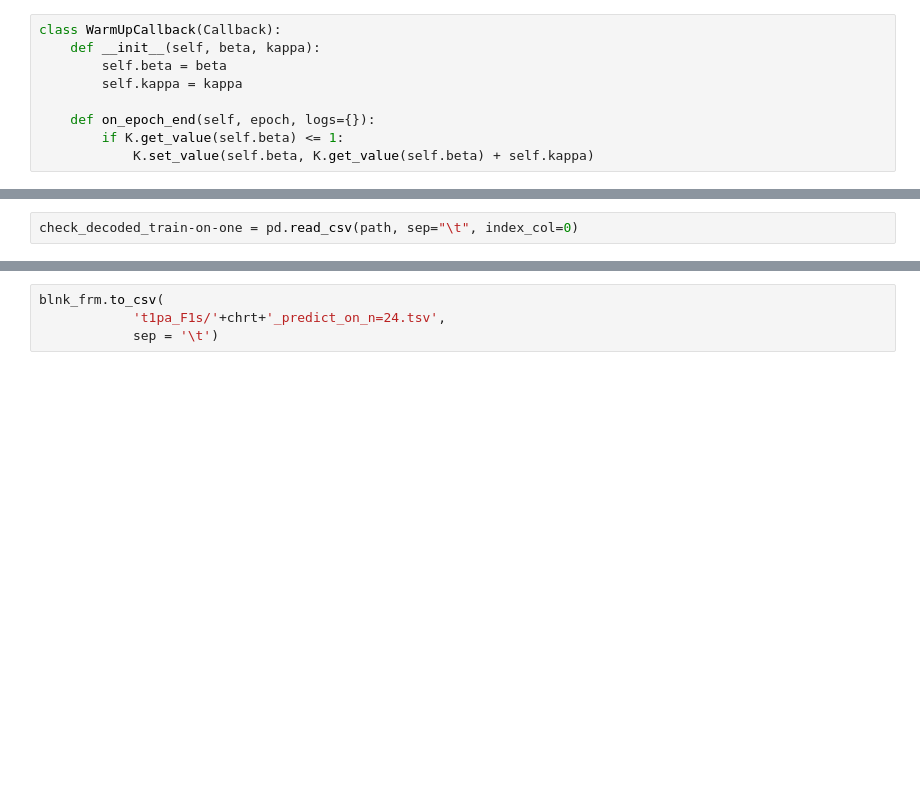
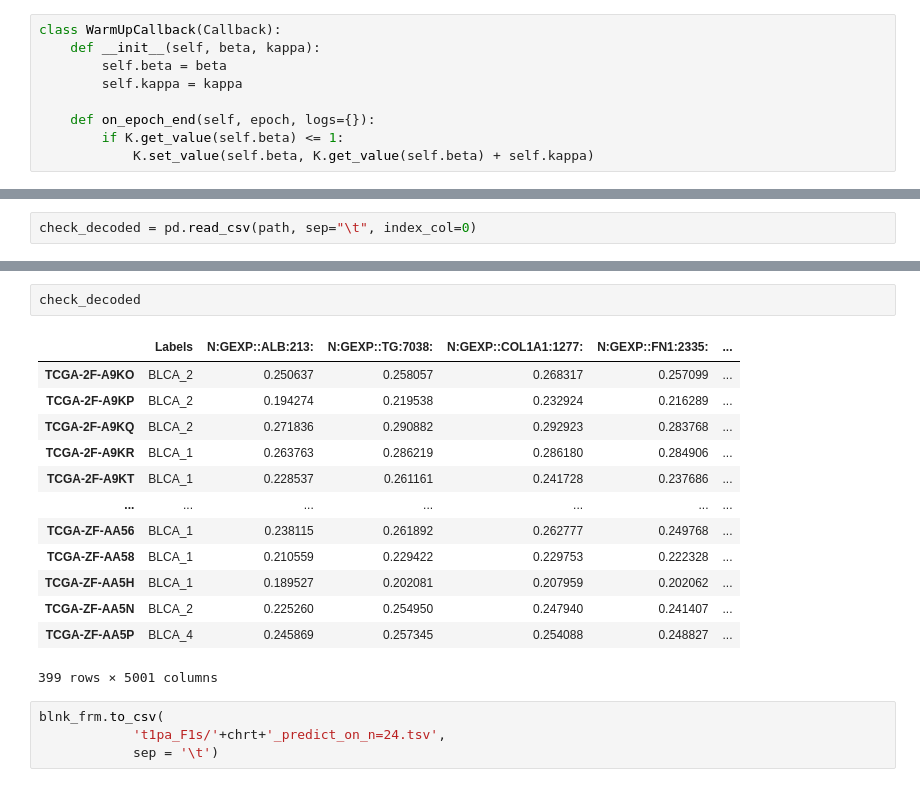
Before and after one commit to briankarlberg/synthetic_TCGA_data_gen, a Jupyter notebook: g_devel/b_train-on-one.ipynb, the cells around one changed output, grey strips where cells are left out. Drawn from its saved outputs; the diff is of its cells as text; blank space fills up the shorter version.

Commit message:
decoded file gen for train-on-one re-run
from b_train-on-one.ipynb, this is the demo version
still needs a bit of tidying-up

```diff
--- a/g_devel/b_train-on-one.ipynb
+++ b/g_devel/b_train-on-one.ipynb
@@ -291,2 +385,2 @@ t1pa_paths = sorted(glob.glob('t1pa_decoded/*.tsv'))  # DELETE (demo vers_
 # %%
-check_decoded_train-on-one = pd.read_csv(path, sep="\t", index_col=0)
+check_decoded = pd.read_csv(path, sep="\t", index_col=0)
@@ -385,3 +387,19 @@ blnk_frm
+# %%
+check_decoded
+# %% [output]
+|  | Labels | N:GEXP::ALB:213: | N:GEXP::TG:7038: | N:GEXP::COL1A1:1277: | N:GEXP::FN1:2335: | ... |
+| TCGA-2F-A9KO | BLCA_2 | 0.250637 | 0.258057 | 0.268317 | 0.257099 | ... |
+| TCGA-2F-A9KP | BLCA_2 | 0.194274 | 0.219538 | 0.232924 | 0.216289 | ... |
+| TCGA-2F-A9KQ | BLCA_2 | 0.271836 | 0.290882 | 0.292923 | 0.283768 | ... |
+| TCGA-2F-A9KR | BLCA_1 | 0.263763 | 0.286219 | 0.286180 | 0.284906 | ... |
+| TCGA-2F-A9KT | BLCA_1 | 0.228537 | 0.261161 | 0.241728 | 0.237686 | ... |
+| ... | ... | ... | ... | ... | ... | ... |
+| TCGA-ZF-AA56 | BLCA_1 | 0.238115 | 0.261892 | 0.262777 | 0.249768 | ... |
+| TCGA-ZF-AA58 | BLCA_1 | 0.210559 | 0.229422 | 0.229753 | 0.222328 | ... |
+| TCGA-ZF-AA5H | BLCA_1 | 0.189527 | 0.202081 | 0.207959 | 0.202062 | ... |
+| TCGA-ZF-AA5N | BLCA_2 | 0.225260 | 0.254950 | 0.247940 | 0.241407 | ... |
+| TCGA-ZF-AA5P | BLCA_4 | 0.245869 | 0.257345 | 0.254088 | 0.248827 | ... |
+399 rows × 5001 columns
 # %%
 blnk_frm.to_csv(
             't1pa_F1s/'+chrt+'_predict_on_n=24.tsv',
```
Also changed, not shown: parts of 53 cells of this notebook, 2 other files.
